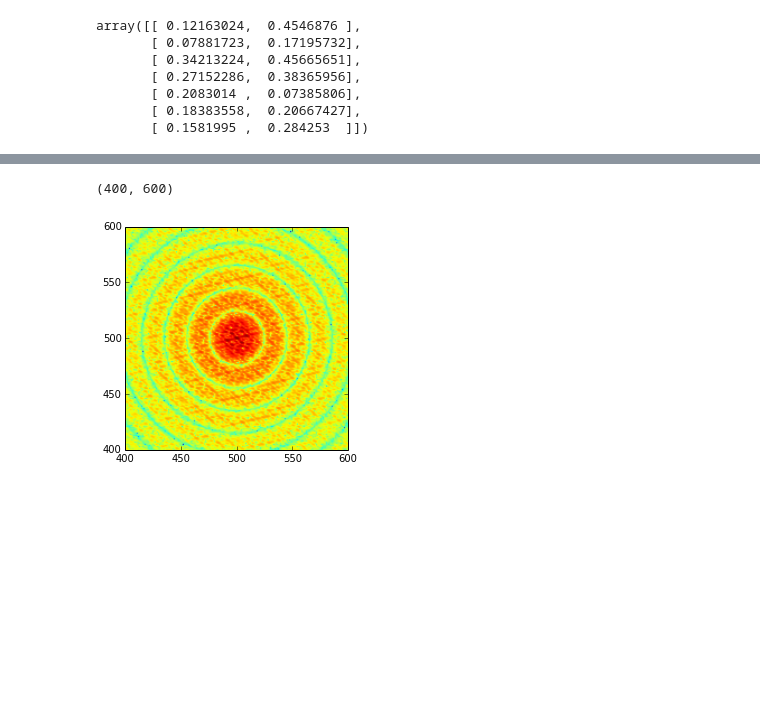
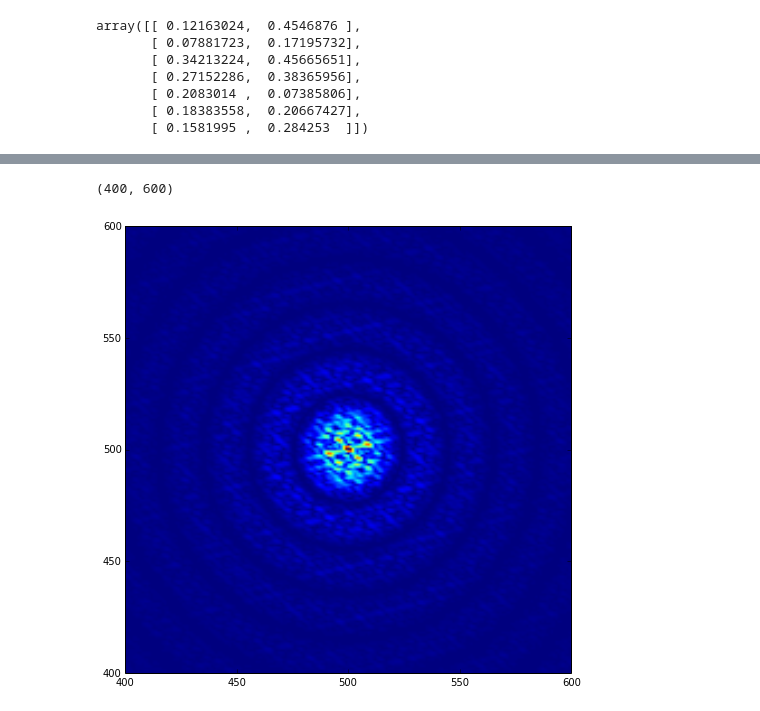
Before and after one commit to gitj/notebooks, a Jupyter notebook: 2014-04-01-FFT2-of-dust-specs.ipynb, the cells around one changed output, grey strips where cells are left out. Drawn from its saved outputs; the diff is of its cells as text; code cells hidden in the pictures; blank space fills up the shorter version.

Commit message:
subtract mean, no log scale

```diff
--- a/2014-04-01-FFT2-of-dust-specs.ipynb
+++ b/2014-04-01-FFT2-of-dust-specs.ipynb
@@ -25,3 +25,4 @@ for k in range(centers.shape[0]):
 # %%
 Z = np.zeros((1000,1000))
 Z[msk] = 1
+Z = Z - Z.mean()
@@ -33,9 +35,10 @@ imshow(Z)
 # %%
 Zf = np.abs(np.fft.fftshift(np.fft.fft2(Z)))
 # %%
-imshow(log(Zf))
+figure(figsize=(8,8))
+imshow(Zf)
 xlim(400,600)
 ylim(400,600)
 # %% [output]
 (400, 600)
-[figure, old version]
+[figure, new version]
```
Also changed, not shown: parts of 2 cells of this notebook.
